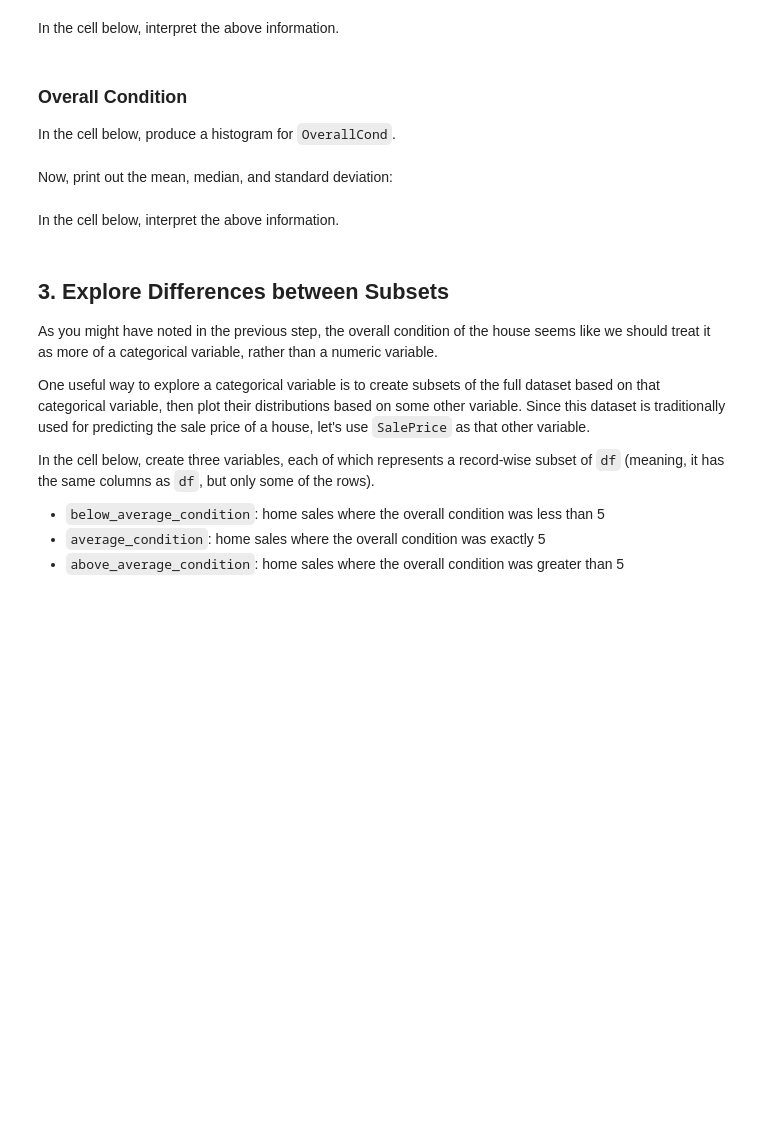
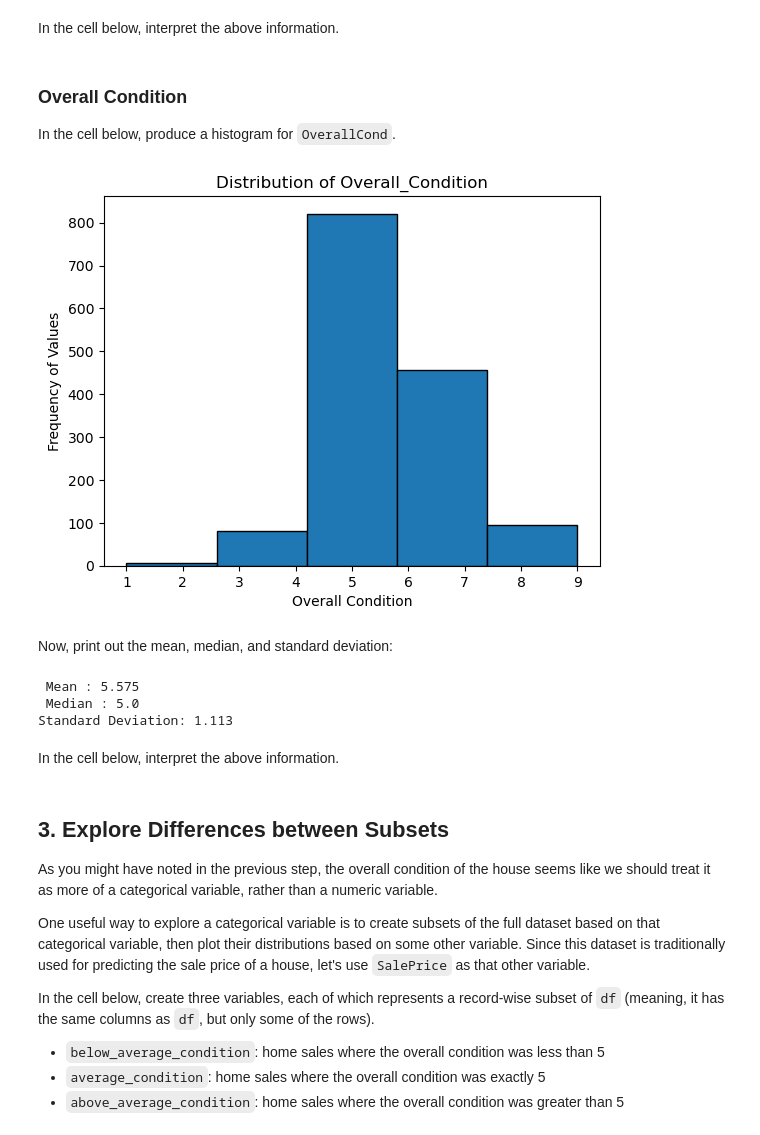
Before and after one commit to Pauline-lab/dsc-pandas-eda-lab, a Jupyter notebook: index.ipynb, the cells around one changed output. Saved outputs shown, nothing was run; the diff lists cells and outputs as text; code cells hidden in the pictures; blank space fills up the shorter version.

```diff
--- a/index.ipynb
+++ b/index.ipynb
@@ -238,2 +308,16 @@ In the cell below, produce a histogram for `OverallCond`.
+# %%
+# Histogram for Total Rooms Above Grade
+
+#Filters data to only display Salesprice column
+Overall_Condition = df.loc[:, 'OverallCond']
+#Plot the histogram
+plt.hist(Overall_Condition, bins= 5, edgecolor = 'black')
+
+plt.xlabel('Overall Condition')
+plt.ylabel('Frequency of Values')
+plt.title('Distribution of Overall_Condition')
+plt.show()
+# %% [output]
+[figure, added]
 # %% [markdown]
 Now, print out the mean, median, and standard deviation:
@@ -242,3 +324,23 @@ Now, print out the mean, median, and standard deviation:
+# %%
+# The below code computes the mean. median and standard deviation of Overall condition, rounds off the values to three decimal places and prints out the values.
+
+# Overall Condition Mean
+Overall_Condition_mean = round(Overall_Condition.mean(),3)
+
+# Salesprice median
+Overall_Condition_median = round(Overall_Condition.median(),3)
+
+# SalesPrice Standard deviation
+Overall_Condition_Stdv = round(Overall_Condition.std(),3)
+
+# Prints out the results
+print(" Mean :", Overall_Condition_mean)
+print(" Median :", Overall_Condition_median)
+print("Standard Deviation:", Overall_Condition_Stdv)
+# %% [output]
+ Mean : 5.575
+ Median : 5.0
+Standard Deviation: 1.113
 # %% [markdown]
 In the cell below, interpret the above information.
 # %%
```
Also changed, not shown: parts of 16 cells of this notebook.
